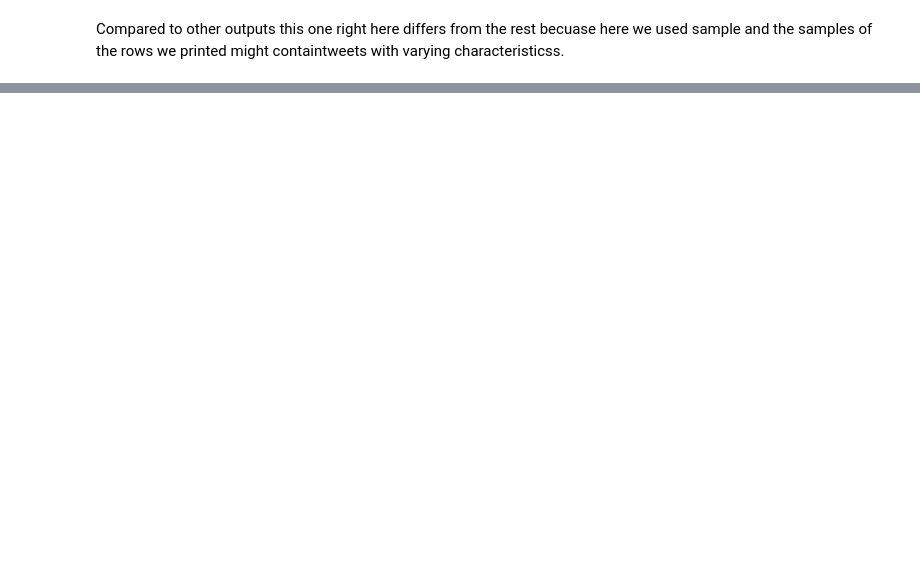
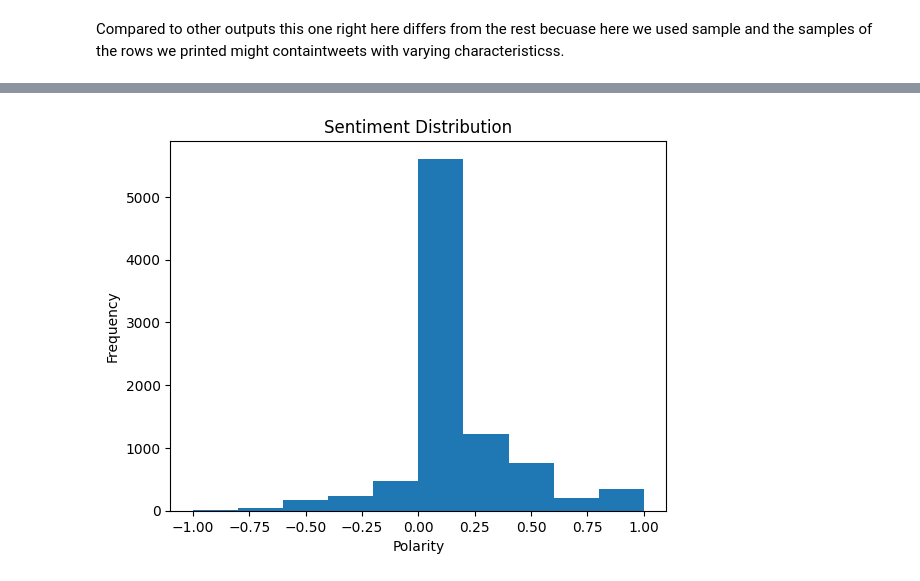
Before and after one commit to Kamaukaguru/NLP-twitter-analysis, a Jupyter notebook: index.ipynb, the cells around one changed output, grey strips where cells are left out. Drawn from its saved outputs; the diff is of its cells as text; code cells hidden in the pictures; blank space fills up the shorter version.

```diff
--- a/index.ipynb
+++ b/index.ipynb
@@ -375,0 +507,13 @@ df1['target_entity'].fillna('Uncategorized', inplace=True)
+# %%
+from textblob import TextBlob
+
+df1['polarity'] = df1['lemmatized_tweet'].apply(lambda x: TextBlob(x).sentiment.polarity)
+
+# Plot sentiment distribution
+plt.hist(df1['polarity'], bins=10)
+plt.xlabel('Polarity')
+plt.ylabel('Frequency')
+plt.title('Sentiment Distribution')
+plt.show()
+# %% [output]
+[figure, added]
```
Also changed, not shown: parts of 20 cells of this notebook.
